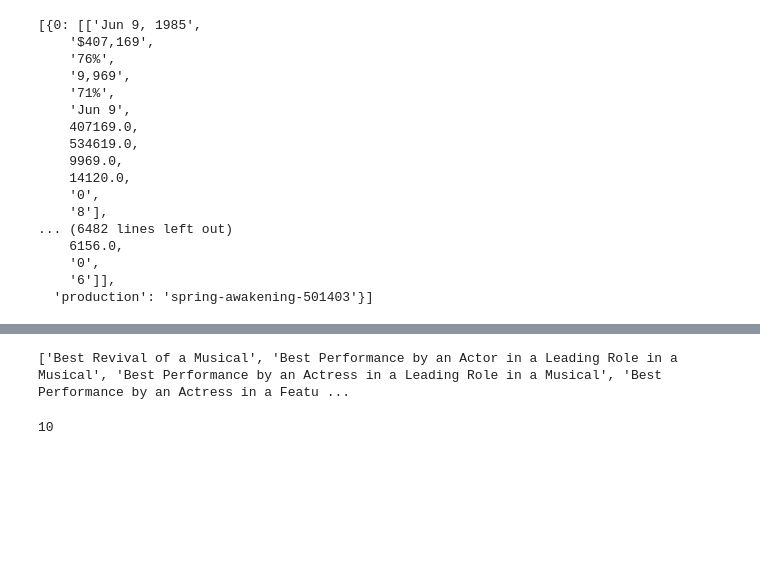
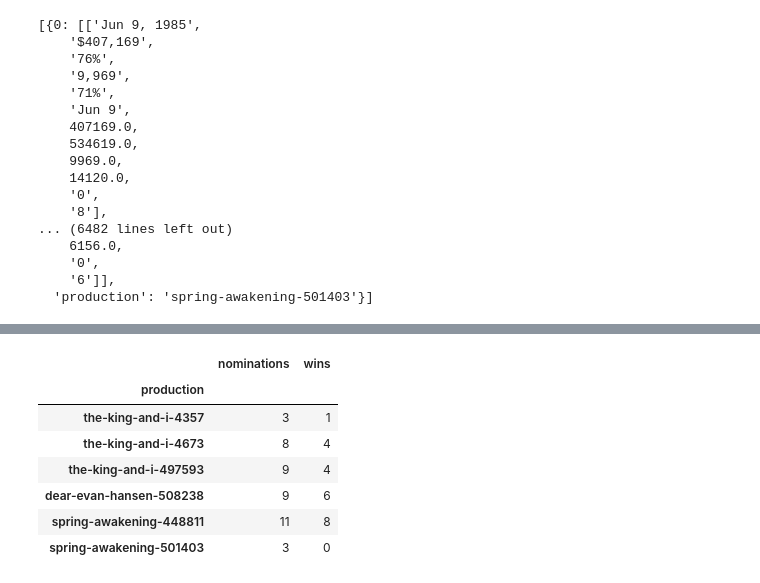
Before and after one commit to MaxWisnefski/Tony-Award-Data-Analysis, a Jupyter notebook: IBDB_data_collection.ipynb, the cells around one changed output, grey strips where cells are left out. Saved outputs shown, nothing was run; the diff lists cells and outputs as text; code cells hidden in the pictures; blank space fills up the shorter version.

```diff
--- a/IBDB_data_collection.ipynb
+++ b/IBDB_data_collection.ipynb
@@ -153,12 +153,19 @@ urls_list#[0][41:]
  'https://www.ibdb.com/broadway-production/spring-awakening-501403']
 # %%
 #Must do this for every single production I search for, just doing small handful now
-#TO DO: these dicts do not have Tony nom/win data, that is somewhere else
-# ^ for that, use <div class="col s12">, but that path includes Drama Desk too?
 
-#trying this with BS instead of xpath
-#could not get it to work with xpath
+#this LoD (poorly structured because of IBDB layout) will have weekly gross/capacity info
 prod_data_list = []
+
+#this LoD will have Tony nom/win info
+tony_data_LoD = []
+
+#this xpath give me the name of each award the production was nominated for
+noms_path = "//div[@class = 'collapsible-body awards-tab']/div[position() = 1]/div/div/div/h4/text()"
+#this xpath will give me the number of awards the production won
+wins_path = "//div[@class = 'collapsible-body awards-tab']/div[position() = 1]/div[@class='col s1 right-align']/img[@src = '/Images/award.png']"
+
+
 for url in urls_list:
     resp = requests.get(url)
     prod_html = resp.text
@@ -178,5 +185,16 @@ for url in urls_list:
         #adding key:value pair to dict to keep track of which production is which
         data['production'] = url[41:]
         prod_data_list.append(data)
+
+        #scraping Tony info now
+        #We must do this within the try because this allows us to skip Tony info for productions with no financial data
+        #REACH GOAL: split awards into major/minor categories
+        # ^ Based on the layout of the website, it would be tedious/difficult to do this
+        tree = etree.HTML(str(soup))
+        nominations = tree.xpath(noms_path)
+        num_noms = len(nominations)
+        num_wins = len(tree.xpath(wins_path))
+        prod_award_dict = {"production": url[41:], "nominations": num_noms, "wins": num_wins}
+        tony_data_LoD.append(prod_award_dict)
     except:
         pass
@@ -227,11 +293,3 @@ awards_results = tree.xpath("//img[@src = '/Images/award.png']")
 # %%
-#do Tony cats always start with "Best" and Drama Desk with "Outstanding"? Could help you filter if true...
-#TO DO: filter out Drama Desk Awards
-#TO DO: figure out how to not get all results twice (make xpath more specific?)
-print(awards)
-
-#length will say 10, but thid prod won 4 Tonys and 1 Drama Desk, must stop doubling of results and filter our DD
-len(awards_wins)
+#print(nominations)
+#num_wins
-# %% [output]
-['Best Revival of a Musical', 'Best Performance by an Actor in a Leading Role in a Musical', 'Best Performance by an Actress in a Leading Role in a Musical', 'Best Performance by an Actress in a Featu ...
-10
@@ -241,0 +296,14 @@ len(awards_wins)
+# %%
+#TO DO: should also scrape year of ceremony for each of these
+tony_data = pd.DataFrame(tony_data_LoD)
+tony_data = tony_data.set_index('production')
+tony_data
+# %% [output]
+|  | nominations | wins |
+| production |  |  |
+| the-king-and-i-4357 | 3 | 1 |
+| the-king-and-i-4673 | 8 | 4 |
+| the-king-and-i-497593 | 9 | 4 |
+| dear-evan-hansen-508238 | 9 | 6 |
+| spring-awakening-448811 | 11 | 8 |
+| spring-awakening-501403 | 3 | 0 |
```
Also changed, not shown: parts of 8 cells of this notebook.
